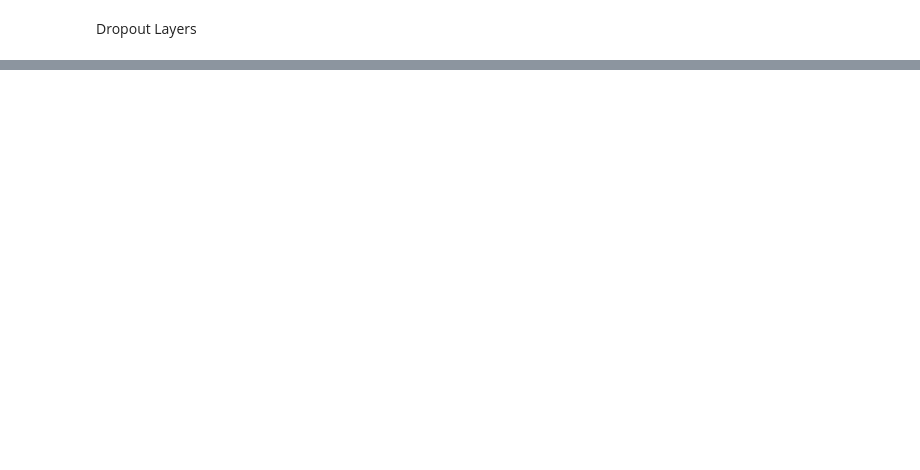
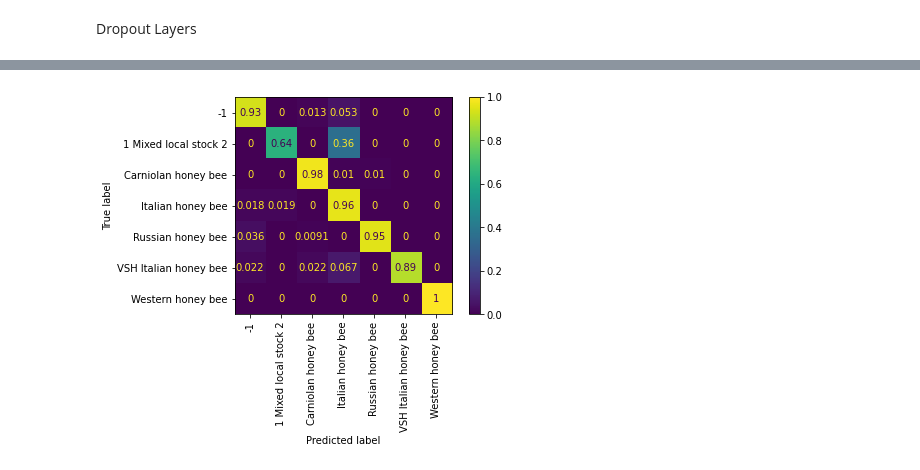
Before and after one commit to adi-vijay/Capstone, a Jupyter notebook: bee_cnn_subspecies.ipynb, the cells around one changed output, grey strips where cells are left out. Saved outputs shown, nothing was run; the diff lists cells and outputs as text; code cells hidden in the pictures; blank space fills up the shorter version.

```diff
--- a/bee_cnn_subspecies.ipynb
+++ b/bee_cnn_subspecies.ipynb
@@ -585,0 +619,8 @@ plot_acc_and_loss(train_model_lr)
+# %%
+metrics.ConfusionMatrixDisplay.from_predictions(test_preds,
+                                        test_true,
+                                        display_labels = list(y_test.columns),
+                                        xticks_rotation = 'vertical',
+                                        normalize = 'true');
+# %% [output]
+[figure, added]
```
Also changed, not shown: parts of 19 cells of this notebook.
